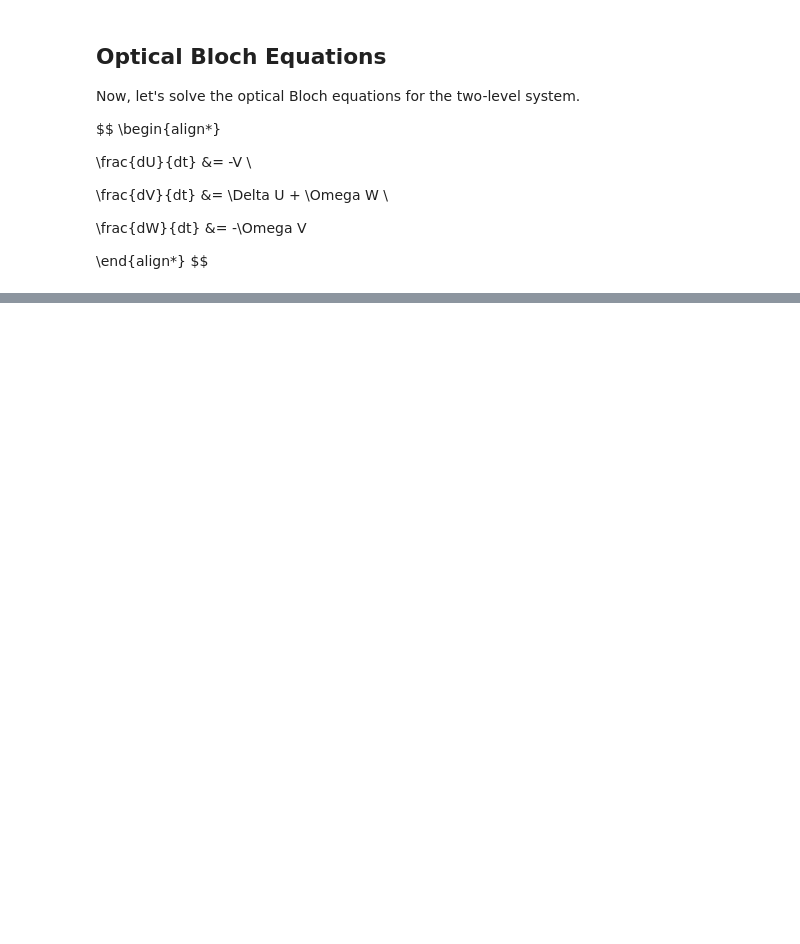
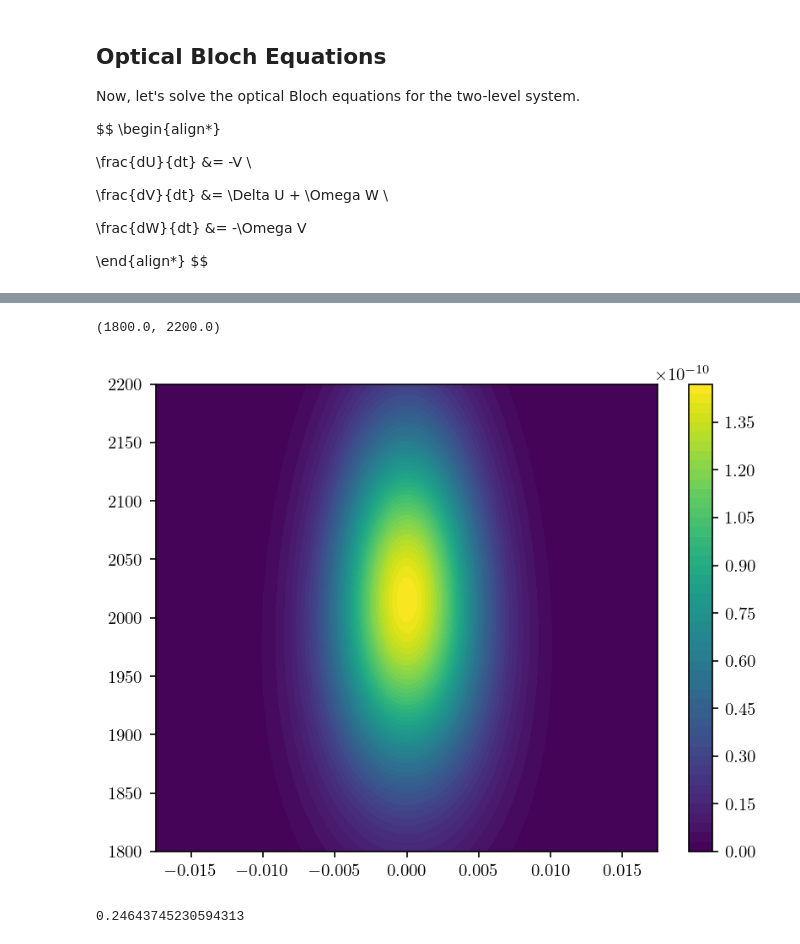
Before and after one commit to vijaymocherla/rap-mb, a Jupyter notebook: notebooks/jcp-methane.ipynb, the cells around one changed output, grey strips where cells are left out. Saved outputs shown, nothing was run; the diff lists cells and outputs as text; code cells hidden in the pictures; blank space fills up the shorter version.

```diff
--- a/notebooks/jcp-methane.ipynb
+++ b/notebooks/jcp-methane.ipynb
@@ -334,0 +339,28 @@ ax.set_ylim(0, 1.05)
+# %%
+def velocity_dist(v, theta, params):
+    m, T_para, T_perp, U, n = params
+    v_para = v*np.cos(theta)
+    v_perp = v*np.sin(theta)
+    c_para = np.sqrt(2*k*T_para/m)
+    c_perp = np.sqrt(2*k*T_perp/m)
+    f =  v**3/np.sqrt(np.pi)**3 * 1/(c_para*c_perp**2) * np.exp(-(v_perp/c_perp)**2) * np.exp(-((v_para-U)/c_para)**2)
+    return f
+# %%
+m = atomic_mass*16.0 # Methane mass
+T_para = 20 # K
+T_perp = .1   # K
+U = 2000 # m/s
+n = 2e-10
+params = m, T_para, T_perp, U, n
+v = np.linspace(0.85*U, 1.15*U, 200)
+theta = np.linspace(-np.pi/180, np.pi/180, 100)
+V, Theta = np.meshgrid(v, theta)
+F = velocity_dist(V, Theta, params)
+F = F/(np.linalg.norm(np.sum(F,axis=0))*np.linalg.norm(np.sum(F,axis=1)))
+# %%
+plt.contourf(Theta, V, F, levels=50)
+plt.colorbar()
+plt.ylim(0.9*U, 1.1*U)
+# %% [output]
+(1800.0, 2200.0)
+[figure, added]
@@ -334,0 +373,4 @@ ax.set_ylim(0, 1.05)
+# %%
+temp(9e13,8e6, 16.0)
+# %% [output]
+0.24643745230594313
```
Also changed, not shown: parts of 9 cells of this notebook, 14 other files.
